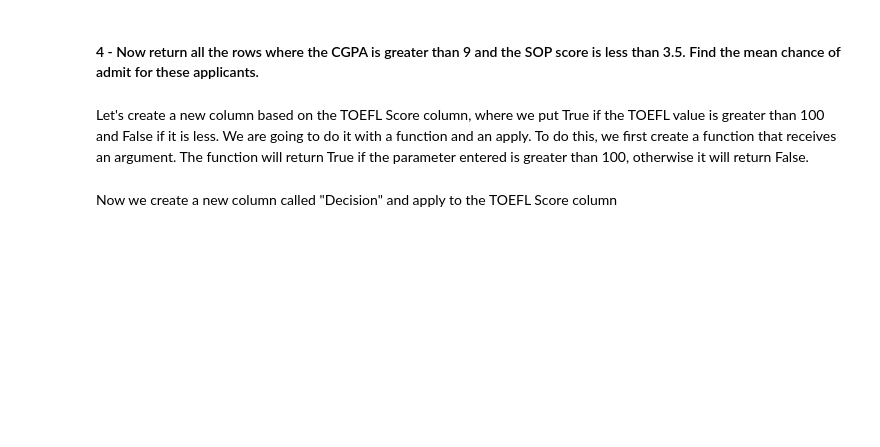
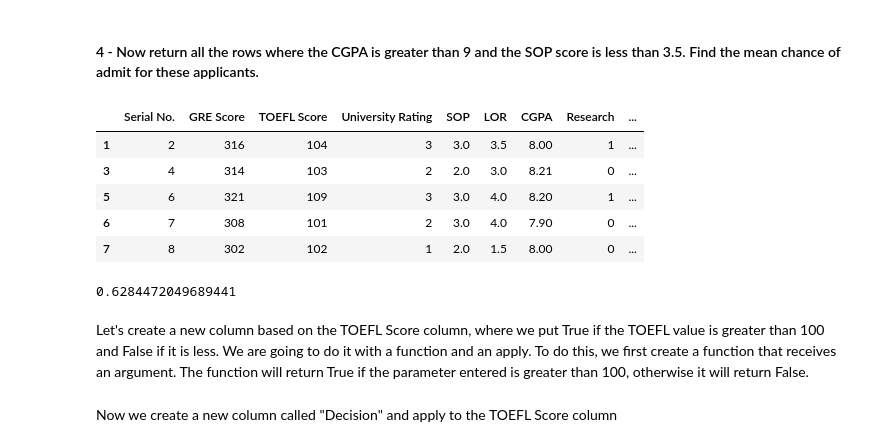
Before and after one commit to Ironhack-Data-Madrid-Octubre-2021/lab-pandas, a Jupyter notebook: your-code/pandas_1.ipynb, the cells around one changed output. Drawn from its saved outputs; the diff is of its cells as text; code cells hidden in the pictures; blank space fills up the shorter version.

```diff
--- a/your-code/pandas_1.ipynb
+++ b/your-code/pandas_1.ipynb
@@ -185,5 +271,19 @@ Turns out that `GRE Score` and `CGPA` also uniquely identify the data. Show this
 # %% [markdown]
 #### 4 - Now return all the rows where the CGPA is greater than 9 and the SOP score is less than 3.5. Find the mean chance of admit for these applicants.
+# %%
+rows4 = admissions[(admissions.CGPA < 9)&(admissions.SOP < 3.5)]
+rows4.head()
+# %% [output]
+|  | Serial No. | GRE Score | TOEFL Score | University Rating | SOP | LOR | CGPA | Research | ... |
+| 1 | 2 | 316 | 104 | 3 | 3.0 | 3.5 | 8.00 | 1 | ... |
+| 3 | 4 | 314 | 103 | 2 | 2.0 | 3.0 | 8.21 | 0 | ... |
+| 5 | 6 | 321 | 109 | 3 | 3.0 | 4.0 | 8.20 | 1 | ... |
+| 6 | 7 | 308 | 101 | 2 | 3.0 | 4.0 | 7.90 | 0 | ... |
+| 7 | 8 | 302 | 102 | 1 | 2.0 | 1.5 | 8.00 | 0 | ... |
+# %%
+rows4["Chance of Admit"].mean()
+# %% [output]
+0.6284472049689441
 # %% [markdown]
 Let's create a new column based on the TOEFL Score column, where we put True if the TOEFL value is greater than 100 and False if it is less. We are going to do it with a function and an apply.
 To do this, we first create a function that receives an argument. The function will return True if the parameter entered is greater than 100, otherwise it will return False.
```
Also changed, not shown: parts of 15 cells of this notebook.
